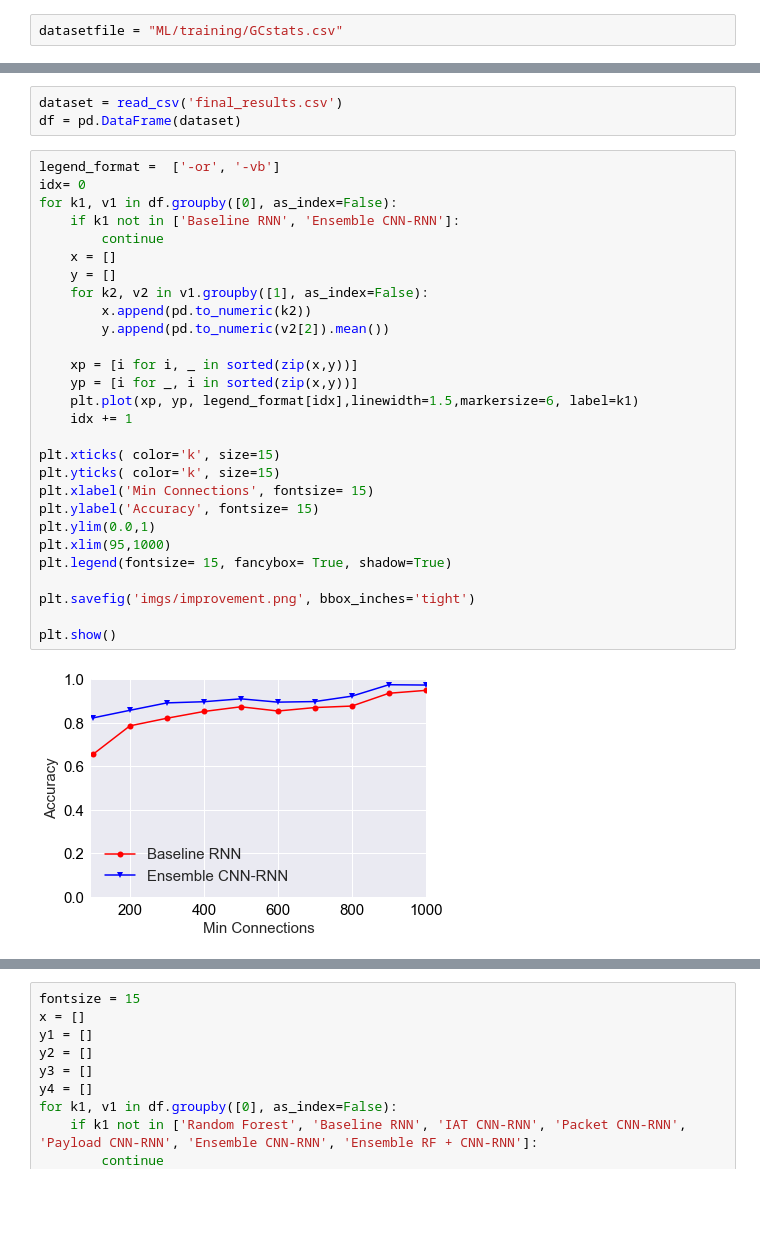
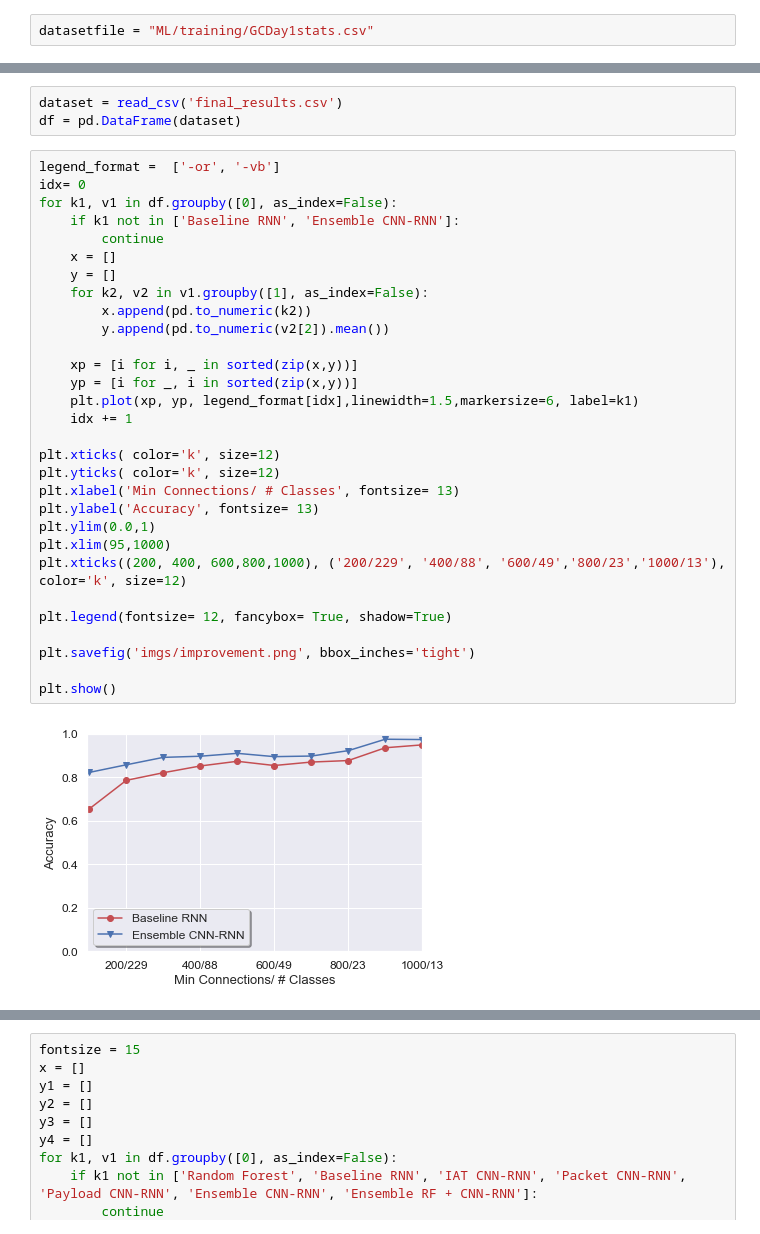
Before and after one commit to niloofarbayat/NetworkClassification, a Jupyter notebook: notebook.ipynb, the cells around one changed output, grey strips where cells are left out. Cells and saved outputs as stored; diff of their text form; blank space fills up the shorter version.

Commit message:
number of classes added to x-axis

```diff
--- a/notebook.ipynb
+++ b/notebook.ipynb
@@ -16,7 +16,7 @@ def read_csv(file_path, has_header=True):
             data.append([x for x in line])
     return data
 # %%
-datasetfile = "ML/training/GCstats.csv"
+datasetfile = "ML/training/GCDay1stats.csv"
 # %%
 dataset = read_csv(datasetfile)
 X = np.array([z[1:] for z in dataset])
@@ -47,33 +47,35 @@ df = pd.DataFrame(dataset)
 # %%
 legend_format =  ['-or', '-vb']
 idx= 0
 for k1, v1 in df.groupby([0], as_index=False):
     if k1 not in ['Baseline RNN', 'Ensemble CNN-RNN']:
         continue
     x = []
     y = []
     for k2, v2 in v1.groupby([1], as_index=False):
         x.append(pd.to_numeric(k2))
         y.append(pd.to_numeric(v2[2]).mean())
 
     xp = [i for i, _ in sorted(zip(x,y))]
     yp = [i for _, i in sorted(zip(x,y))]
     plt.plot(xp, yp, legend_format[idx],linewidth=1.5,markersize=6, label=k1)
     idx += 1
 
-plt.xticks( color='k', size=15)
-plt.yticks( color='k', size=15)
-plt.xlabel('Min Connections', fontsize= 15)
-plt.ylabel('Accuracy', fontsize= 15)
+plt.xticks( color='k', size=12)
+plt.yticks( color='k', size=12)
+plt.xlabel('Min Connections/ # Classes', fontsize= 13)
+plt.ylabel('Accuracy', fontsize= 13)
 plt.ylim(0.0,1)
 plt.xlim(95,1000)
-plt.legend(fontsize= 15, fancybox= True, shadow=True)
+plt.xticks((200, 400, 600,800,1000), ('200/229', '400/88', '600/49','800/23','1000/13'), color='k', size=12)
+
+plt.legend(fontsize= 12, fancybox= True, shadow=True)
 
 plt.savefig('imgs/improvement.png', bbox_inches='tight')
 
 plt.show()
 # %% [output]
-[figure, old version]
+[figure, new version]
 # %%
 fontsize = 12
 legend_format =  ['-or', '-vb', '-sg', '-*y']
```
Also changed, not shown: parts of 4 cells of this notebook, 5 other files.
